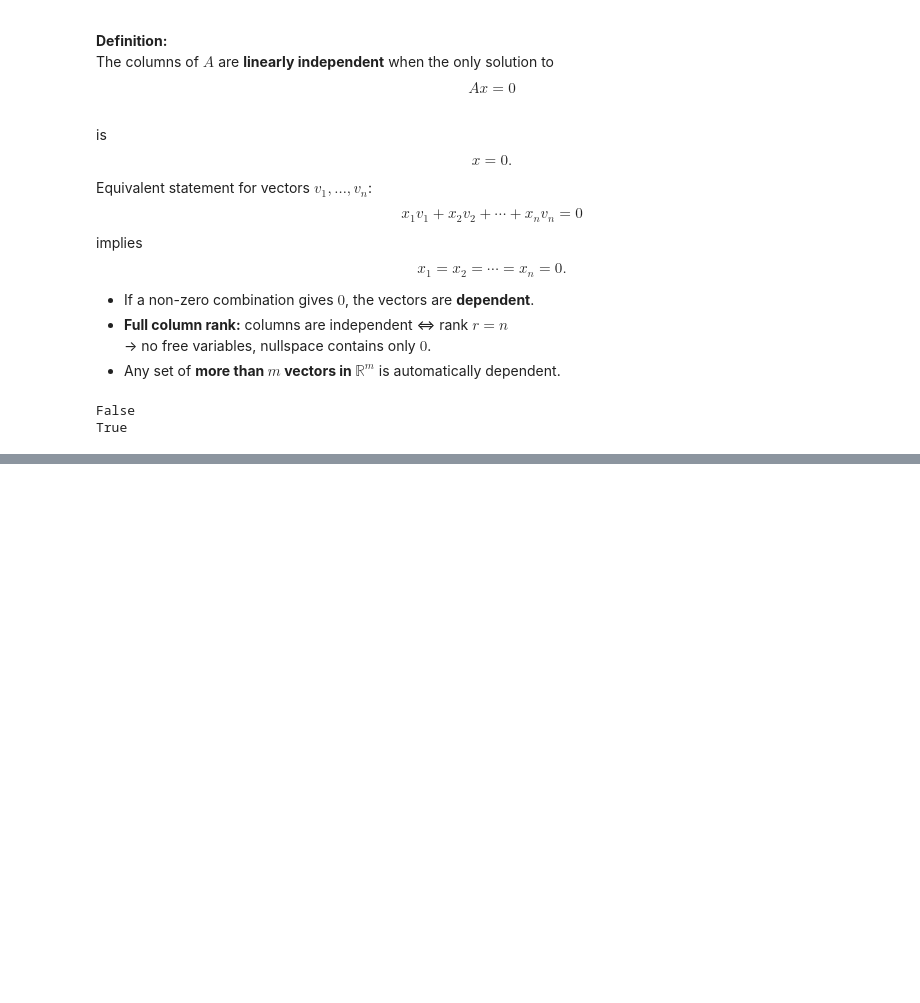
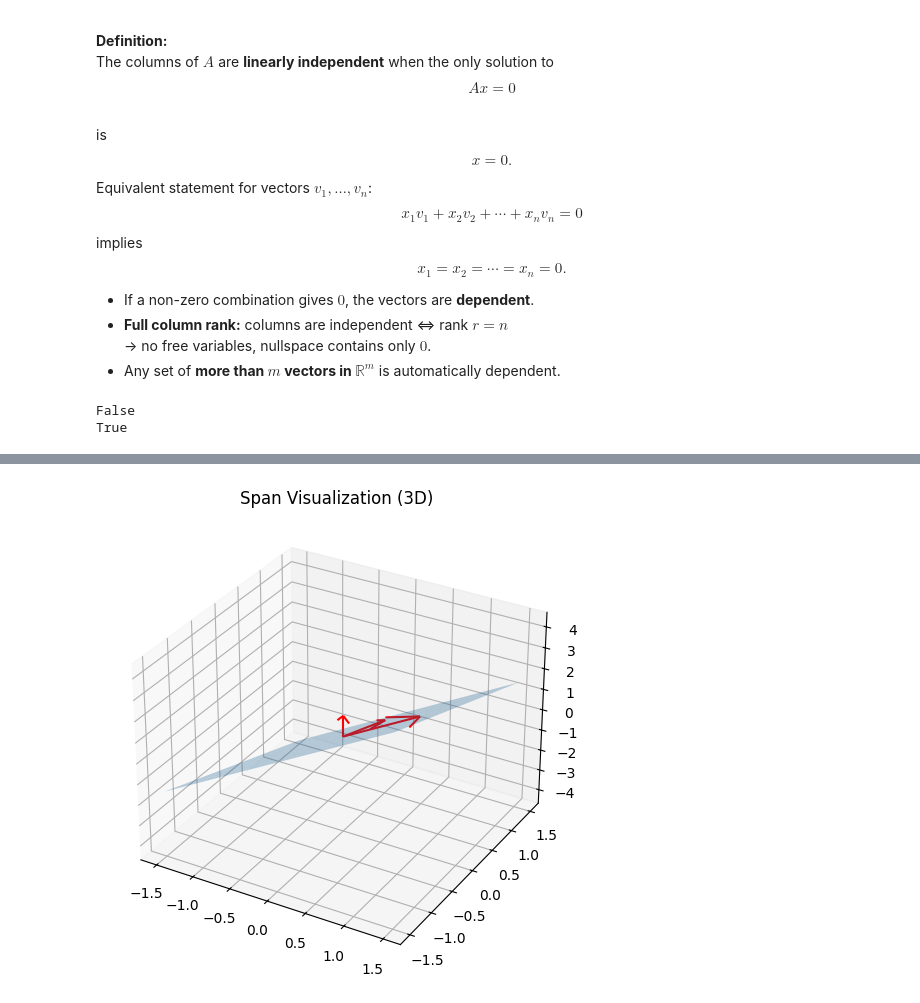
Before and after one commit to kiyoNdux/one-month-ml-sprint, a Jupyter notebook: week_1/day_5/3.4_independence_basis-and-dimension.ipynb, the cells around one changed output, grey strips where cells are left out. Saved outputs shown, nothing was run; the diff lists cells and outputs as text; code cells hidden in the pictures; blank space fills up the shorter version.

```diff
--- a/week_1/day_5/3.4_independence_basis-and-dimension.ipynb
+++ b/week_1/day_5/3.4_independence_basis-and-dimension.ipynb
@@ -167,0 +166,10 @@ Since the only combination that gives the zero matrix is with $c_1=c_2=c_3=c_4=0
+# %%
+vectors = [
+    [1, 0, 2],
+    [0, 1, -1],
+    [0, 0, 1]
+]
+
+visualize_span(vectors)
+# %% [output]
+[figure, added]
```
Also changed, not shown: parts of 4 cells of this notebook.
